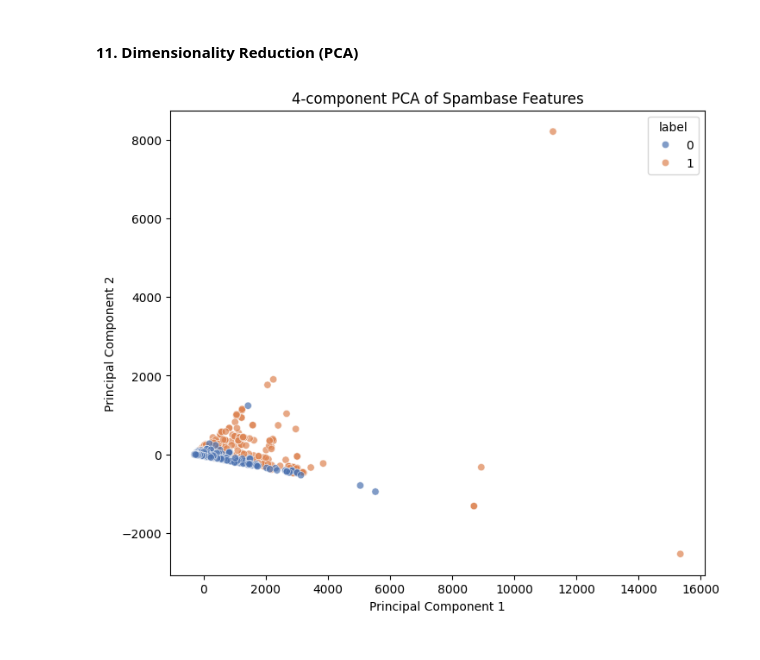
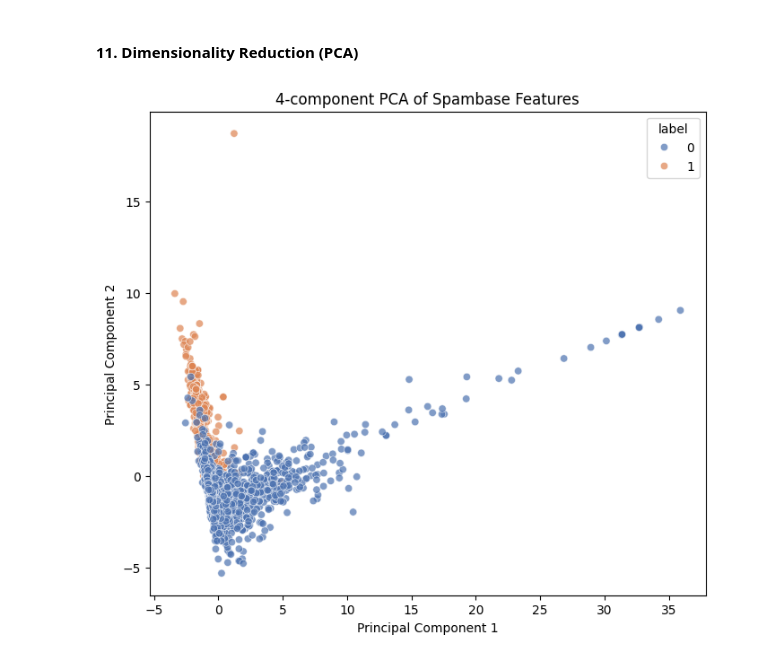
Before and after one commit to Liyzzy/quantum-svm-generalization-study, a Jupyter notebook: notebooks/eda/eda_spambase.ipynb, the cells around one changed output. Drawn from its saved outputs; the diff is of its cells as text; code cells hidden in the pictures.

```diff
--- a/notebooks/eda/eda_spambase.ipynb
+++ b/notebooks/eda/eda_spambase.ipynb
@@ -437,15 +420,11 @@ for feat in ['capital_run_length_average','capital_run_length_longest']:
 # %%
-'''
-- This block of code creates a scatter plot of your dataset after applying PCA
-- it's very helpful for visualizing high-dimensional data (your 57 features) in just 2 dimensions.
+# Scale data first then feature selection
+# Then do PCA
+scaler = StandardScaler()
+X_scaled = pd.DataFrame(scaler.fit_transform(X_spambase), columns=X_spambase.columns)
 
-'''
-# To normalize or standardize your features so they all have the same scale
-scaler = StandardScaler()
-X_spambase_scaled = scaler.fit_transform(X_spambase)
-print(f"\nFeatures have been scaled")
+# FIND HIGH CORR PARS THEN DROP THE WEAKEST ONES
+THRESH = 0.9
 
-print("\nShape of scaled features (X_spambase_scaled):")
-print(X_spambase_scaled.shape)
-print("First 5 rows of scaled features (showing a snippet):")
-print(X_spambase_scaled[:5, :5]) # Print first 5 rows and 5 columns of the scaled array just to see
+corr_matrix = X_scaled.corr().abs()
+upper_triangle = corr_matrix.where(np.triu(np.ones(corr_matrix.shape), k=1).astype(bool)) # Get upper triangle (avoid duplicates)
@@ -465,20 +467,20 @@ First 5 rows of scaled features (showing a snippet):
 # %%
 '''
 - This block of code creates a scatter plot of your dataset after applying PCA
 - it's very helpful for visualizing high-dimensional data (your 57 features) in just 2 dimensions.
 
 '''
 
 # Do PCA
 pca = PCA(n_components=4) # Renamed the variable to avoid conflict with potential functions name
-X_pca = pca.fit_transform(X_spambase)
+X_pca = pca.fit_transform(X_scaled) # Changed
 
 plt.figure(figsize=(8, 7)) # Adjust figure size for better aspect ratio
 sns.scatterplot(x=X_pca[:,0], y=X_pca[:,1], hue=y_spambase, palette='deep', alpha=0.7)
 
 plt.title("4-component PCA of Spambase Features")
 plt.xlabel("Principal Component 1")
 plt.ylabel("Principal Component 2")
 plt.show()
 # %% [output]
-[figure, old version]
+[figure, new version]
```
Also changed, not shown: parts of 11 cells of this notebook, 6 other files.
